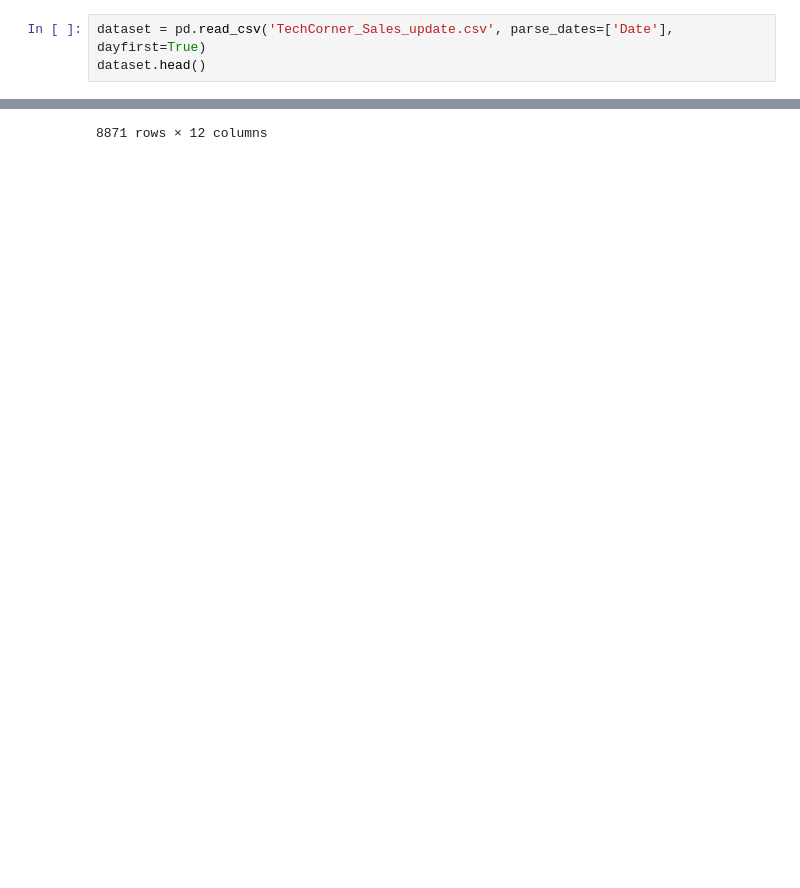
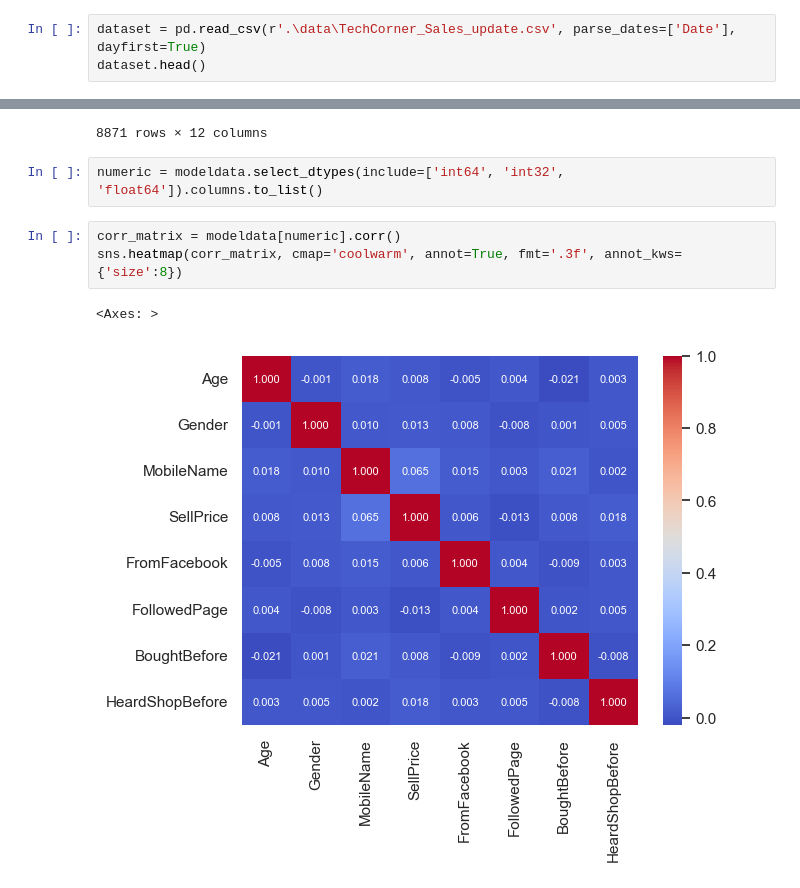
Before and after one commit to adebayopeter/SDS-CP026-retail-pulse, a Jupyter notebook: submissions/team/karl-munroe/karl-munroe-retail-pulse.ipynb, the cells around one changed output, grey strips where cells are left out. Saved outputs shown, nothing was run; the diff lists cells and outputs as text; blank space fills up the shorter version.

```diff
--- a/submissions/team/karl-munroe/karl-munroe-retail-pulse.ipynb
+++ b/submissions/team/karl-munroe/karl-munroe-retail-pulse.ipynb
@@ -12,7 +12,7 @@ sns.set_theme(style="whitegrid")
 # %% [markdown]
 Loading the data and a quick examination of the structure of the dataframe. Automatically parse the 'Date' column as a date; information was seen from the dataset summary
 # %%
-dataset = pd.read_csv('TechCorner_Sales_update.csv', parse_dates=['Date'], dayfirst=True)
+dataset = pd.read_csv(r'.\data\TechCorner_Sales_update.csv', parse_dates=['Date'], dayfirst=True)
 dataset.head()
 # %% [output]
 |  | Cus.ID | Date | Cus. Location | Age | Gender | Mobile Name | Sell Price | Does he/she Come from Facebook Page? | ... |
@@ -285,3 +285,11 @@ dataset
 | 8869 | 2025-03-22 | Inside Rangamati | 22 | F | Galaxy A55 5G 8/128 | 16663.0 | Yes | No | No | ... |
 | 8870 | 2025-03-22 | Outside Rangamati | 22 | M | Note 14 Pro 5G 8/256 | 20781.0 | Yes | Yes | Yes | ... |
 8871 rows × 12 columns
+# %%
+numeric = modeldata.select_dtypes(include=['int64', 'int32', 'float64']).columns.to_list()
+# %%
+corr_matrix = modeldata[numeric].corr()
+sns.heatmap(corr_matrix, cmap='coolwarm', annot=True, fmt='.3f', annot_kws={'size':8})
+# %% [output]
+<Axes: >
+[figure, added]
```
Also changed, not shown: 5 other files.
